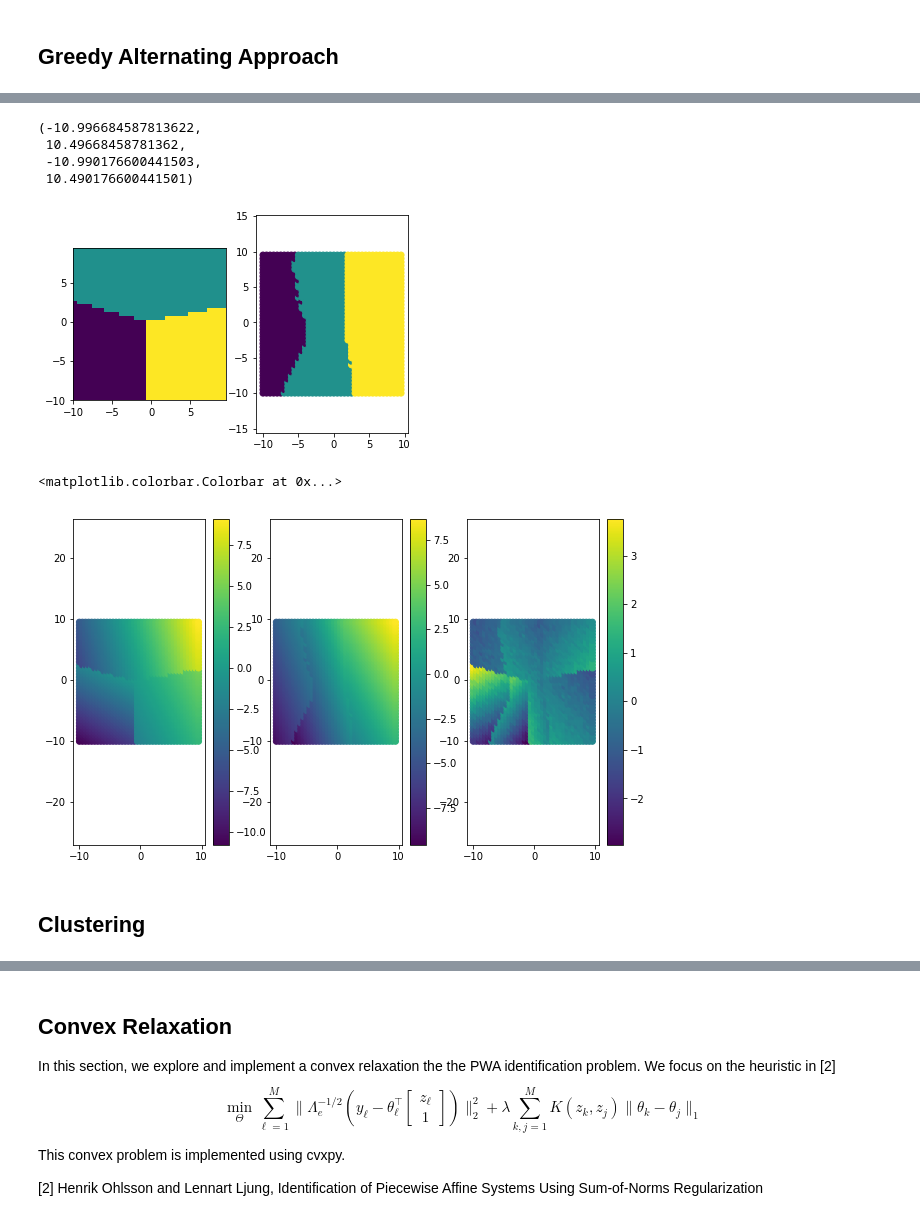
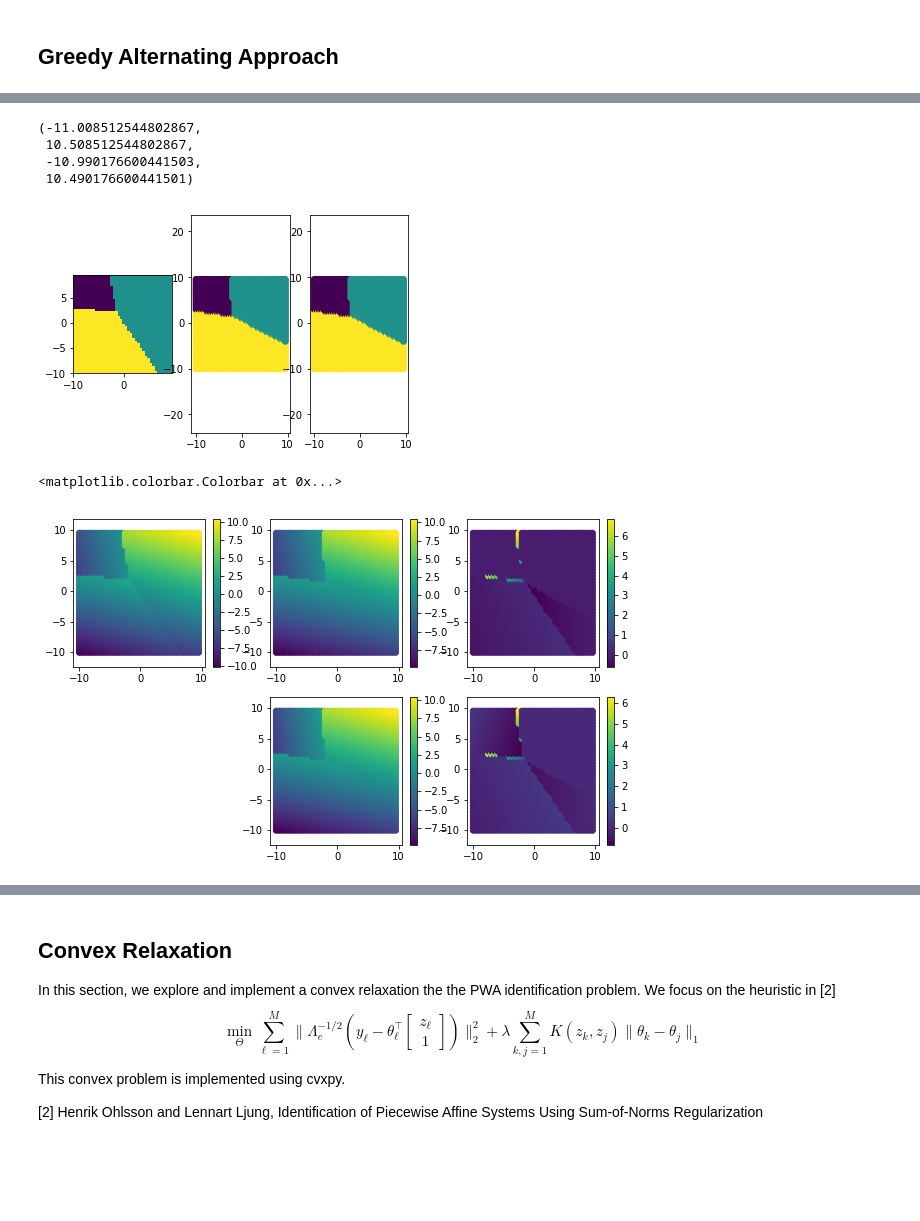
Before and after one commit to DeepakIngole/SwitchSysLMPC, a Jupyter notebook: notebooks/PWA-fitting.ipynb, the cells around one changed output, grey strips where cells are left out. Drawn from its saved outputs; the diff is of its cells as text; code cells hidden in the pictures; blank space fills up the shorter version.

Commit message:
fixed polyhedral region from cluster method, added logic to go between max(affine) region definition and matrix form

```diff
--- a/notebooks/PWA-fitting.ipynb
+++ b/notebooks/PWA-fitting.ipynb
@@ -65,7 +66,7 @@ plt.imshow(regions, interpolation='none', origin='lower',  extent=(min(x), max(x
 zs = np.array(xs)
 ys = []
 for z in zs:
-    ys.append(f(z) + 0.5 * np.random.randn(1))
+    ys.append(f(z) + 0 * np.random.randn(1))
 ys = np.array(ys)
 
 plt.figure(); plt.imshow(ys.reshape(N_grid, N_grid), interpolation='none', origin='lower',  extent=(min(x), max(x), min(x), max(x)))
@@ -89,5 +77,0 @@ est = rls.Estimator(theta0, M0)
-# %%
-errors = []
-for i in range(3,len(zs)):
-    est.update(np.hstack([zs[i],[1]]), ys[i])
-    errors.append(np.linalg.norm(est.theta-affines[0]))
@@ -137,7 +79,7 @@ np.linalg.norm(clustering.thetas[0] - affines[0])
 ## Greedy Alternating Approach
 # %%
 
-clustering = pwac.ClusterPWA(zs, ys, 3, z_cutoff = 1)
+clustering = pwac.ClusterPWA(zs, ys, 3) #, z_cutoff = 1)
 # %%
 clustering.fit_clusters(verbose=True)
 # %% [output]
@@ -158,3 +100,7 @@ assigning datapoints to clusters
 updating models
 0.0
 done
+# %%
+centroids_first = clustering.centroids
+cluster_labels_first = clustering.cluster_labels
+thetas_first = clustering.thetas
@@ -173,32 +113,37 @@ plt.scatter(true_thetas[0], true_thetas[1], c=true_thetas[2], s=50,  marker='*')
 # %%
 plt.figure();
-plt.subplot(1,2,1);
+plt.subplot(1,3,1);
 plt.imshow((regions).T, interpolation='none', origin='lower',  extent=(min(x), max(x), min(x), max(x)))
 
-plt.subplot(1,2,2); plt.scatter(zs[:,0], zs[:,1], c=cluster_labels); plt.axis('equal')
+plt.subplot(1,3,2); plt.scatter(zs[:,0], zs[:,1], c=cluster_labels_first); plt.axis('equal')
+plt.subplot(1,3,3); plt.scatter(zs[:,0], zs[:,1], c=cluster_labels); plt.axis('equal')
 # %% [output]
-(-10.996684587813622,
- 10.49668458781362,
+(-11.008512544802867,
+ 10.508512544802867,
  -10.990176600441503,
  10.490176600441501)
-[figure, old version]
+[figure, new version]
 # %%
 yhats = []
+yhats_first = []
 for i in range(zs.shape[0]):
     yhat = thetas[int(cluster_labels[i])].transpose().dot(np.hstack([zs[i], 1]))
+    yhat_first = thetas_first[int(cluster_labels_first[i])].transpose().dot(np.hstack([zs[i], 1]))
     yhats.append(yhat)
+    yhats_first.append(yhat_first)
 
 plt.figure(figsize=[10,6]);
-plt.subplot(1,3,1)
+plt.subplot(2,3,1)
 plt.scatter(zs[:,0], zs[:,1], c=y); plt.axis('equal'); plt.colorbar()
-plt.subplot(1,3,2)
-#plt.imshow(yhat, interpolation='none', origin='lower',  extent=(min(x), max(x), min(x), max(x)))
+plt.subplot(2,3,2)
+plt.scatter(zs[:,0], zs[:,1], c=yhats_first); plt.axis('equal'); plt.colorbar()
+plt.subplot(2,3,3)
+plt.scatter(zs[:,0], zs[:,1], c=(ys-yhats_first)); plt.axis('equal'); plt.colorbar()
+
+plt.subplot(2,3,5)
 plt.scatter(zs[:,0], zs[:,1], c=yhats); plt.axis('equal'); plt.colorbar()
-plt.subplot(1,3,3)
-#plt.imshow(yhat, interpolation='none', origin='lower',  extent=(min(x), max(x), min(x), max(x)))
+plt.subplot(2,3,6)
 plt.scatter(zs[:,0], zs[:,1], c=(ys-yhats)); plt.axis('equal'); plt.colorbar()
 # %% [output]
 <matplotlib.colorbar.Colorbar at 0x...>
-[figure, old version]
+[figure, new version]
-# %% [markdown]
-## Clustering
```
Also changed, not shown: parts of 33 cells of this notebook, 1 other file.
